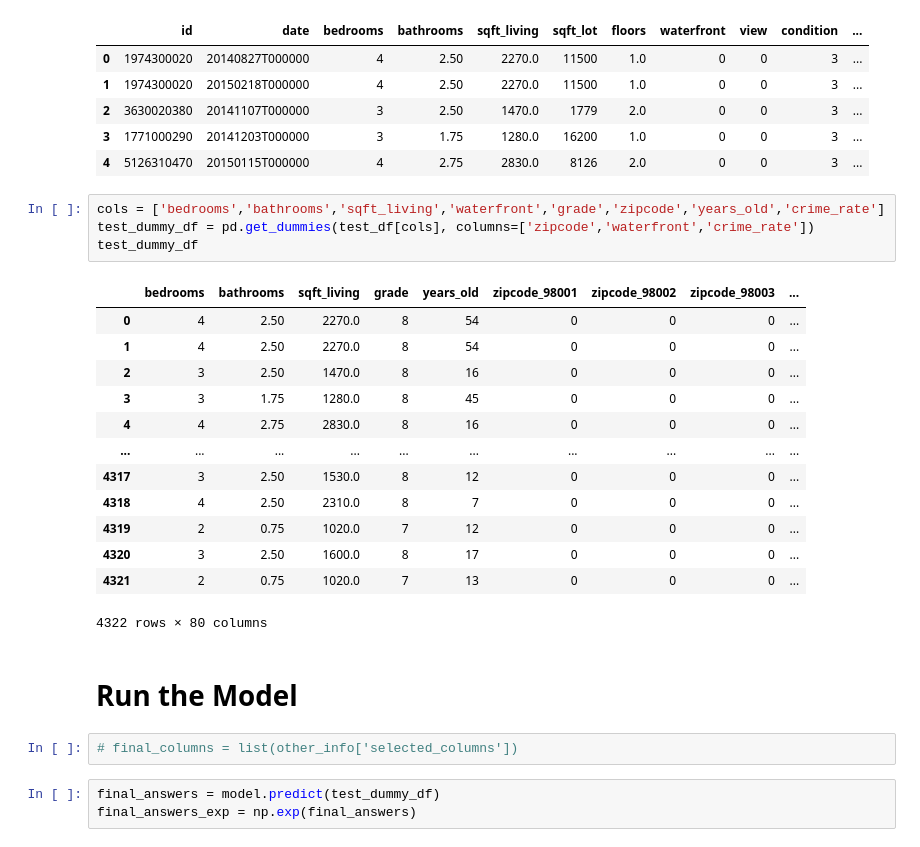
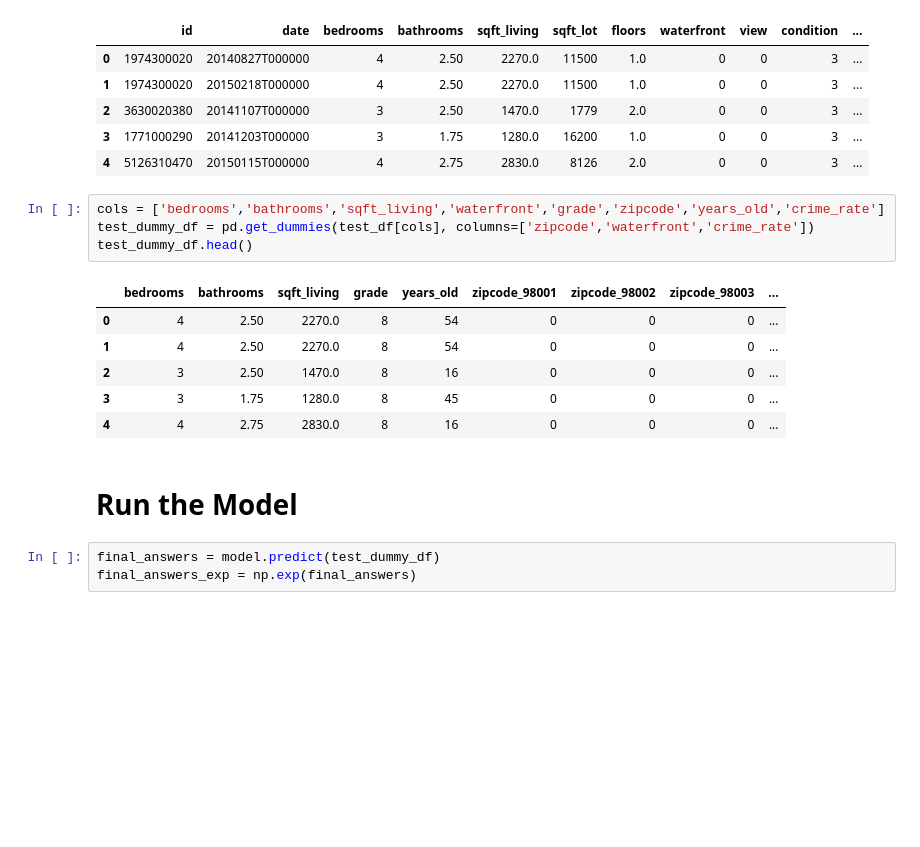
Before and after one commit to anisha732/Phase2Project, a Jupyter notebook: Holdout_Notebook.ipynb, the cells around one changed output. Drawn from its saved outputs; the diff is of its cells as text; blank space fills up the shorter version.

```diff
--- a/Holdout_Notebook.ipynb
+++ b/Holdout_Notebook.ipynb
@@ -129,25 +129,16 @@ test_df.head()
 # %%
 cols = ['bedrooms','bathrooms','sqft_living','waterfront','grade','zipcode','years_old','crime_rate']
 test_dummy_df = pd.get_dummies(test_df[cols], columns=['zipcode','waterfront','crime_rate'])
-test_dummy_df
+test_dummy_df.head()
 # %% [output]
 |  | bedrooms | bathrooms | sqft_living | grade | years_old | zipcode_98001 | zipcode_98002 | zipcode_98003 | ... |
 | 0 | 4 | 2.50 | 2270.0 | 8 | 54 | 0 | 0 | 0 | ... |
 | 1 | 4 | 2.50 | 2270.0 | 8 | 54 | 0 | 0 | 0 | ... |
 | 2 | 3 | 2.50 | 1470.0 | 8 | 16 | 0 | 0 | 0 | ... |
 | 3 | 3 | 1.75 | 1280.0 | 8 | 45 | 0 | 0 | 0 | ... |
 | 4 | 4 | 2.75 | 2830.0 | 8 | 16 | 0 | 0 | 0 | ... |
-| ... | ... | ... | ... | ... | ... | ... | ... | ... | ... |
-| 4317 | 3 | 2.50 | 1530.0 | 8 | 12 | 0 | 0 | 0 | ... |
-| 4318 | 4 | 2.50 | 2310.0 | 8 | 7 | 0 | 0 | 0 | ... |
-| 4319 | 2 | 0.75 | 1020.0 | 7 | 12 | 0 | 0 | 0 | ... |
-| 4320 | 3 | 2.50 | 1600.0 | 8 | 17 | 0 | 0 | 0 | ... |
-| 4321 | 2 | 0.75 | 1020.0 | 7 | 13 | 0 | 0 | 0 | ... |
-4322 rows × 80 columns
 # %% [markdown]
 # Run the Model
-# %%
-# final_columns = list(other_info['selected_columns'])
 # %%
 final_answers = model.predict(test_dummy_df)
 final_answers_exp = np.exp(final_answers)
```
Also changed, not shown: parts of 2 cells of this notebook, 7 other files.
